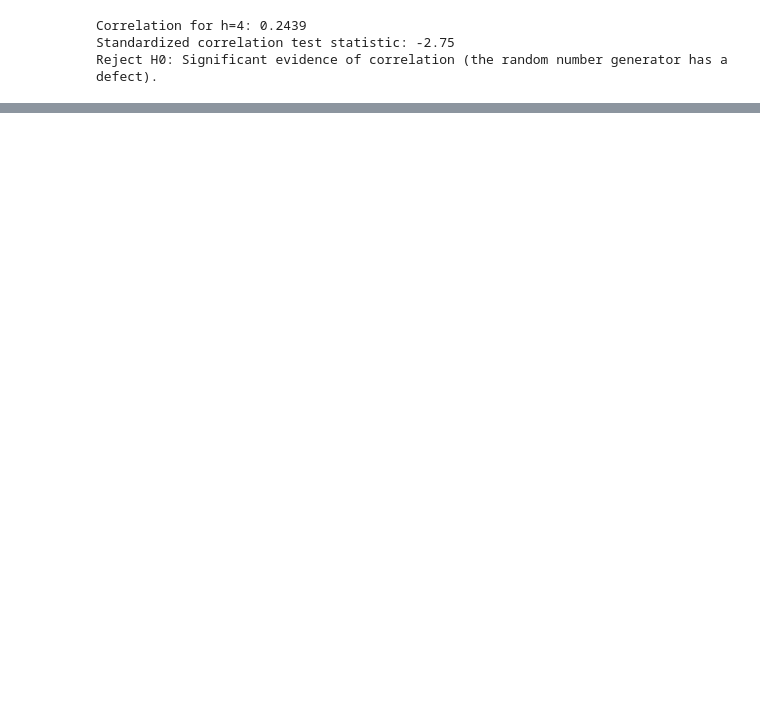
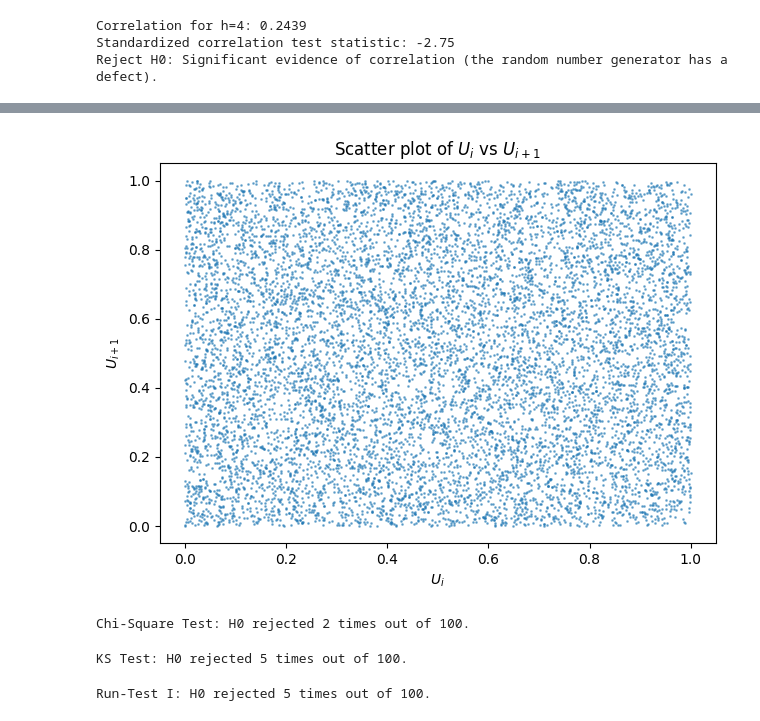
Before and after one commit to markus1573/stokastisk-simulering, a Jupyter notebook: Maria/Day1.ipynb, the cells around one changed output, grey strips where cells are left out. Saved outputs shown, nothing was run; the diff lists cells and outputs as text; code cells hidden in the pictures; blank space fills up the shorter version.

```diff
--- a/Maria/Day1.ipynb
+++ b/Maria/Day1.ipynb
@@ -622,0 +655,76 @@ Reject H0: Significant evidence of correlation (the random number generator has
+# %%
+# Scatter plot: U_i vs U_{i+1}
+plt.scatter(U_100[0][:-1], U_100[0][1:], s=1, alpha=0.5)
+plt.title('Scatter plot of $U_i$ vs $U_{i+1}$')
+plt.xlabel('$U_i$')
+plt.ylabel('$U_{i+1}$')
+plt.tight_layout()
+plt.show()
+# %% [output]
+[figure, added]
+# %%
+# chi-square test
+classes = 10
+critical_value = 16.919
+
+reject_count = 0
+for U in U_100:
+    observed, _ = np.histogram(U, classes)
+    expected_class = len(U) / classes
+    T = np.sum((observed - expected_class)**2 / expected_class)
+
+    if T >= critical_value:
+        reject_count += 1
+
+print(f"Chi-Square Test: H0 rejected {reject_count} times out of 100.")
+# %% [output]
+Chi-Square Test: H0 rejected 2 times out of 100.
+# %%
+# Kolmogorov-Smirnov test
+classes = 10
+reject_count = 0
+
+for U in U_100:
+    observed, _ = np.histogram(U, classes)
+    expected_class = len(U) / classes
+
+    observed_cdf = np.cumsum(observed) / len(U)
+    theoretical_cdf = np.cumsum([expected_class] * classes) / len(U)
+
+    D = np.max(np.abs(observed_cdf - theoretical_cdf))
+    adjusted_D = (np.sqrt(len(U)) + 0.12 + 0.11 / np.sqrt(len(U))) * D
+
+    if adjusted_D >= 1.358:
+        reject_count += 1
+
+print(f"KS Test: H0 rejected {reject_count} times out of 100.")
+# %% [output]
+KS Test: H0 rejected 5 times out of 100.
+# %%
+# run test I
+reject_count = 0
+
+for U in U_100:
+    median_U = np.median(U)
+    runs_arr = np.array([1 if x > median_U else -1 for x in U if x != median_U])
+
+    n1 = np.sum(runs_arr == 1)
+    n2 = np.sum(runs_arr == -1)
+
+    num_runs = 1
+    for i in range(1, len(runs_arr)):
+        if runs_arr[i] != runs_arr[i-1]:
+            num_runs += 1
+
+    n = n1 + n2
+    expected_runs = (2 * n1 * n2) / n + 1
+    var_runs = (2 * n1 * n2 * (2 * n1 * n2 - n)) / ((n ** 2) * (n - 1))
+
+    Z_runs = (num_runs - expected_runs) / np.sqrt(var_runs)
+
+    if np.abs(Z_runs) >= 1.96:
+        reject_count += 1
+
+print(f"Run-Test I: H0 rejected {reject_count} times out of 100.")
+# %% [output]
+Run-Test I: H0 rejected 5 times out of 100.
```
Also changed, not shown: parts of 13 cells of this notebook, 5 other files.
